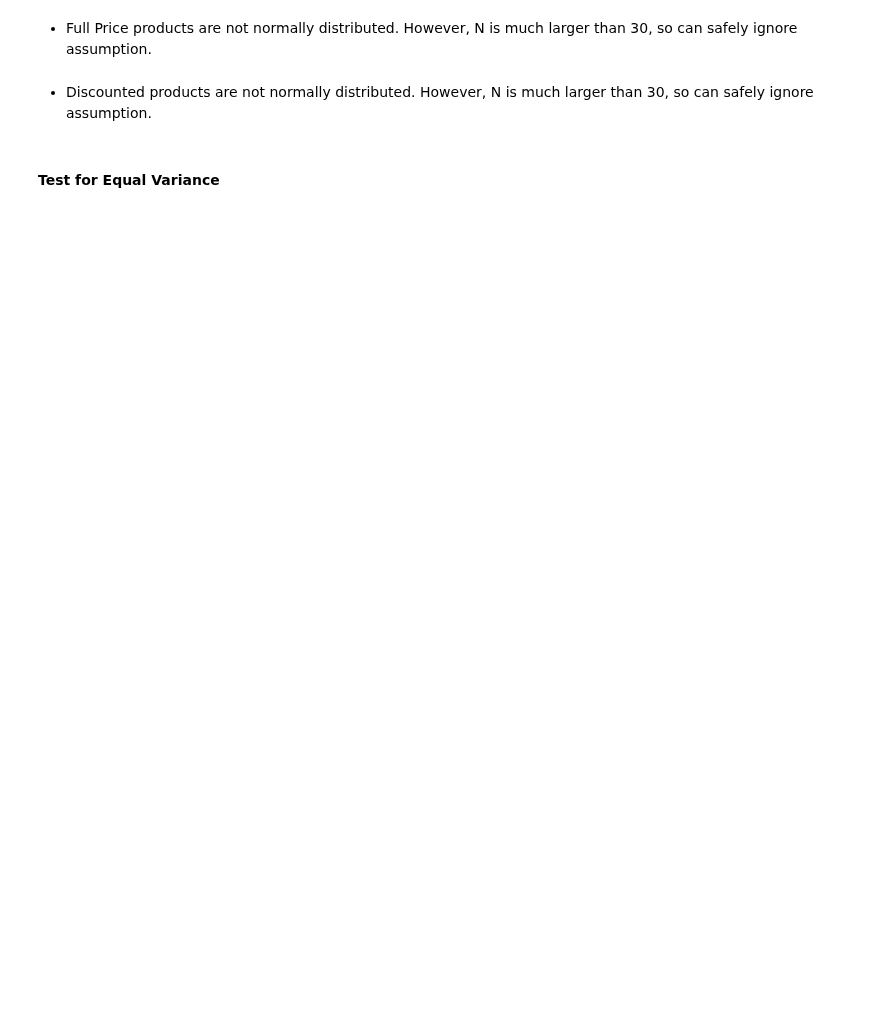
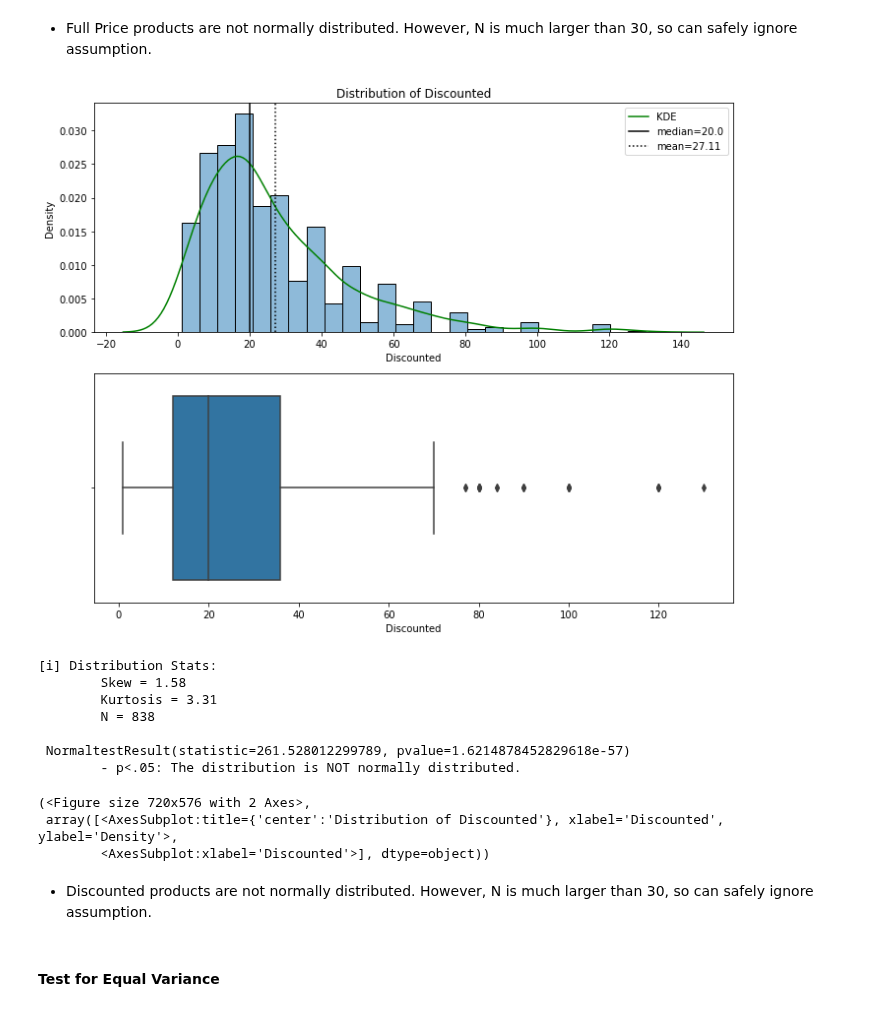
Before and after one commit to flatiron-school/Online-DS-FT-022221-Cohort-Notes, a Jupyter notebook: Phase_2/topic_14_hypothesis_testing/topic_14_hypothesis_testing-SG.ipynb, the cells around one changed output. Drawn from its saved outputs; the diff is of its cells as text; code cells hidden in the pictures; blank space fills up the shorter version.

```diff
--- a/Phase_2/topic_14_hypothesis_testing/topic_14_hypothesis_testing-SG.ipynb
+++ b/Phase_2/topic_14_hypothesis_testing/topic_14_hypothesis_testing-SG.ipynb
@@ -348,3 +367,20 @@ import functions as fn
+# %%
+## Get Full Price Product Quantities
+discount_product = df.loc[df['discounted']=='Discounted','Quantity']#
+discount_product.name ='Discounted'
+sg.plot_distribution(discount_product)
+# %% [output]
+[figure, added]
+[i] Distribution Stats:
+        Skew = 1.58
+        Kurtosis = 3.31
+        N = 838
+
+ NormaltestResult(statistic=261.528012299789, pvalue=1.6214878452829618e-57)
+        - p<.05: The distribution is NOT normally distributed.
+(<Figure size 720x576 with 2 Axes>,
+ array([<AxesSubplot:title={'center':'Distribution of Discounted'}, xlabel='Discounted', ylabel='Density'>,
+        <AxesSubplot:xlabel='Discounted'>], dtype=object))
 # %% [markdown]
 -  Discounted products are not normally distributed. However, N is much larger than 30, so can safely ignore assumption.
 # %% [markdown]
```
Also changed, not shown: parts of 11 cells of this notebook, 3 other files.
